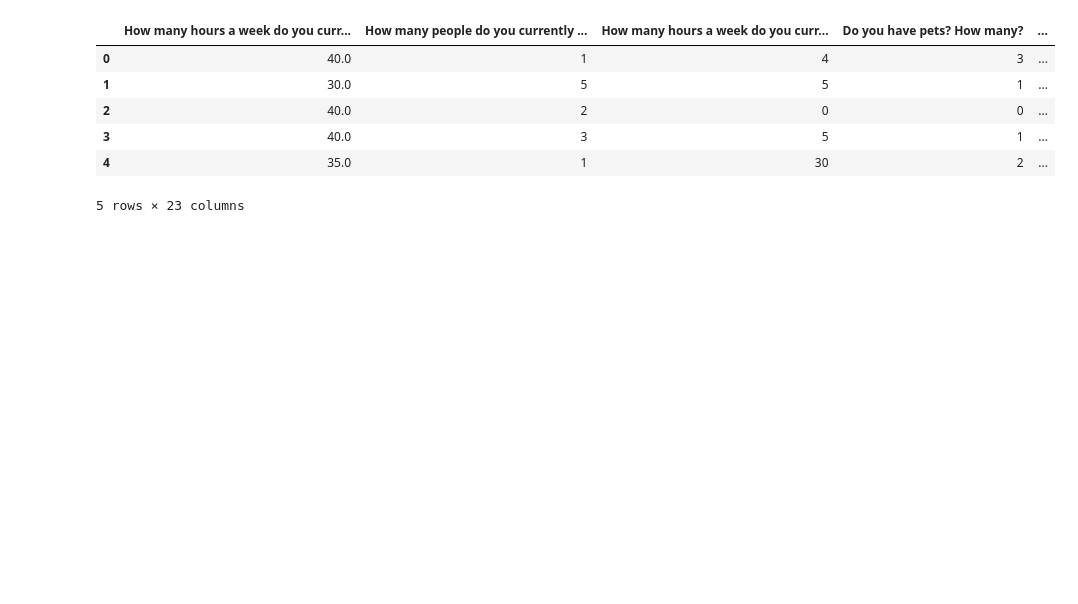
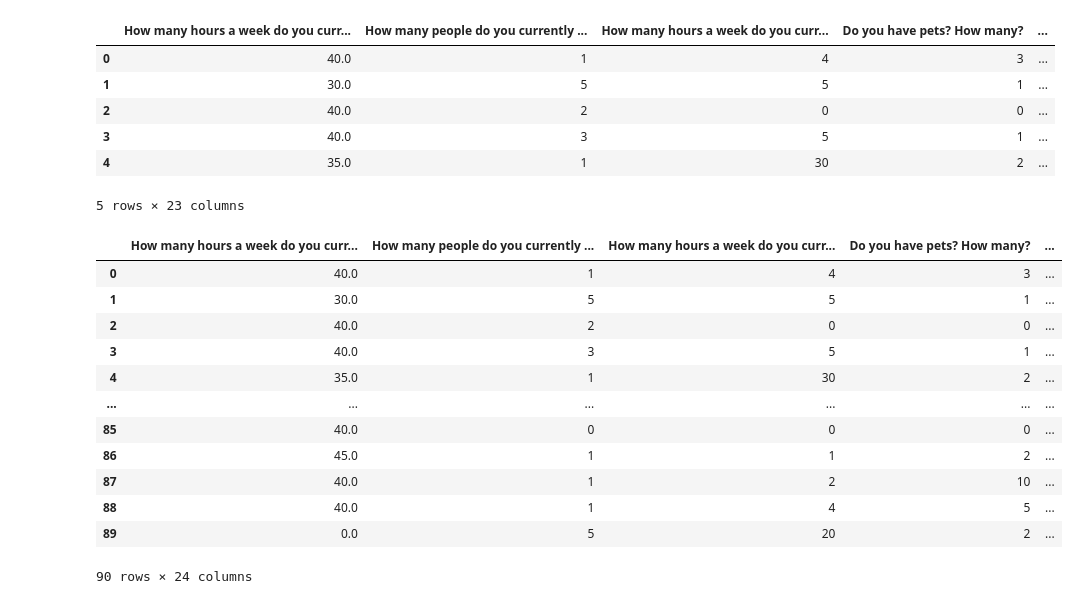
Before and after one commit to abrunlinger/Quarantine-Lifestyle-Analysis, a Jupyter notebook: notebooks/Survey Correlations.ipynb, the cells around one changed output. Saved outputs shown, nothing was run; the diff lists cells and outputs as text; code cells hidden in the pictures; blank space fills up the shorter version.

Commit message:
Renamed Quarantine analysis notebook, exported income/age csv

```diff
--- a/notebooks/Survey Correlations.ipynb
+++ b/notebooks/Survey Correlations.ipynb
@@ -48,6 +50,7 @@ Text(0.5, 1.05, 'Correlation Matrix')
 # %%
-survey_data = survey.drop(['ID', 'Start time', 'Completion time', 'Email', 'Name', '.'], axis=1)
-survey_data.head()
+#Create a copy that removes the colums we won't be working with
+survey_data_new = survey.drop(['ID', 'Start time', 'Completion time', 'Email', 'Name', '.'], axis=1).copy()
+survey_data_new.head()
 # %% [output]
 |  | How many hours a week do you curr... | How many people do you currently ... | How many hours a week do you curr... | Do you have pets? How many? | ... |
 | 0 | 40.0 | 1 | 4 | 3 | ... |
@@ -56,3 +59,27 @@ survey_data.head()
 | 3 | 40.0 | 3 | 5 | 1 | ... |
 | 4 | 35.0 | 1 | 30 | 2 | ... |
 5 rows × 23 columns
+# %%
+#Now we are going to recreate the AGE_BRACKETS column from the Income Analysis notebook, so we can join on it
+age_brackets = pd.interval_range(start=15, freq=5, end=90, closed='left')
+
+survey_data_new['AGE_BRACKET'] = pd.cut(survey_data_new['How old are you?'], bins=age_brackets)
+
+survey_data_new['AGE_BRACKET'] = survey_data_new['AGE_BRACKET'].astype(str).str.replace('[','')
+survey_data_new['AGE_BRACKET'] = survey_data_new['AGE_BRACKET'].astype(str).str.replace(')','')
+survey_data_new['AGE_BRACKET'] = survey_data_new['AGE_BRACKET'].astype(str).str.replace(',',' -')
+survey_data_new
+# %% [output]
+|  | How many hours a week do you curr... | How many people do you currently ... | How many hours a week do you curr... | Do you have pets? How many? | ... |
+| 0 | 40.0 | 1 | 4 | 3 | ... |
+| 1 | 30.0 | 5 | 5 | 1 | ... |
+| 2 | 40.0 | 2 | 0 | 0 | ... |
+| 3 | 40.0 | 3 | 5 | 1 | ... |
+| 4 | 35.0 | 1 | 30 | 2 | ... |
+| ... | ... | ... | ... | ... | ... |
+| 85 | 40.0 | 0 | 0 | 0 | ... |
+| 86 | 45.0 | 1 | 1 | 2 | ... |
+| 87 | 40.0 | 1 | 2 | 10 | ... |
+| 88 | 40.0 | 1 | 4 | 5 | ... |
+| 89 | 0.0 | 5 | 20 | 2 | ... |
+90 rows × 24 columns
```
Also changed, not shown: parts of 4 cells of this notebook, 2 other files.
